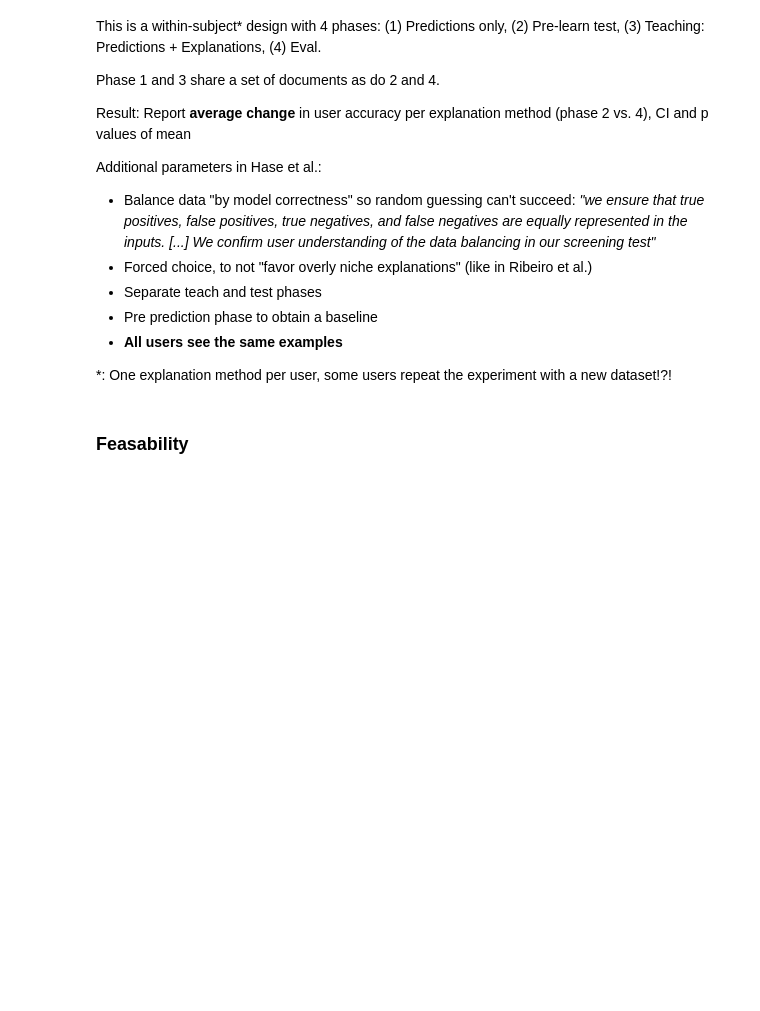
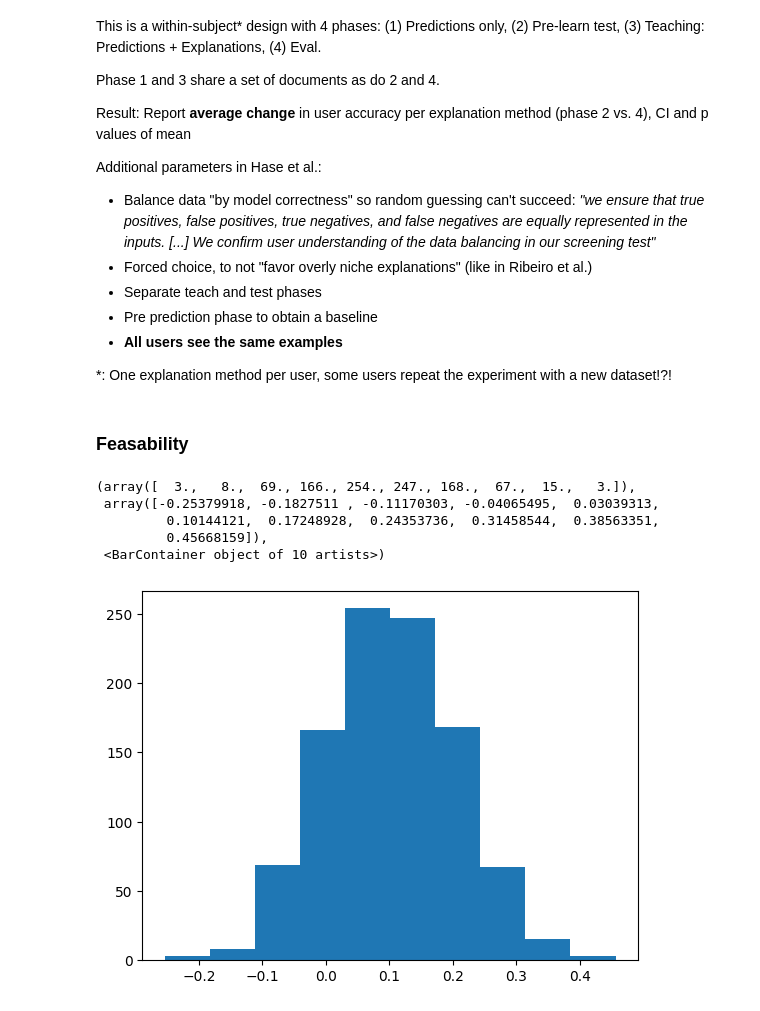
Before and after one commit to loris3/evaluation_explanation_quality, a Jupyter notebook: simulatability.ipynb, the cells around one changed output. Drawn from its saved outputs; the diff is of its cells as text; code cells hidden in the pictures; blank space fills up the shorter version.

```diff
--- a/simulatability.ipynb
+++ b/simulatability.ipynb
@@ -122,6 +120,15 @@ def mock_detector_responses(documents_pre_eval):
     df_detector_output = pd.DataFrame([(document_id, bool(random.randint(0,1)), bool(random.randint(0,1))) for document_id in documents_pre_eval], columns=["document_id", "detector_label","gold_label"])
     df_detector_output= df_detector_output.set_index("document_id")
     return df_detector_output
+# %%
+plt.hist(np.clip(np.random.normal(0.1, 0.1, 1000),-1,1))
+# %% [output]
+(array([  3.,   8.,  69., 166., 254., 247., 168.,  67.,  15.,   3.]),
+ array([-0.25379918, -0.1827511 , -0.11170303, -0.04065495,  0.03039313,
+         0.10144121,  0.17248928,  0.24353736,  0.31458544,  0.38563351,
+         0.45668159]),
+ <BarContainer object of 10 artists>)
+[figure, added]
 # %%
 def simulate_hase(
 
```
Also changed, not shown: parts of 14 cells of this notebook, 5 other files.
